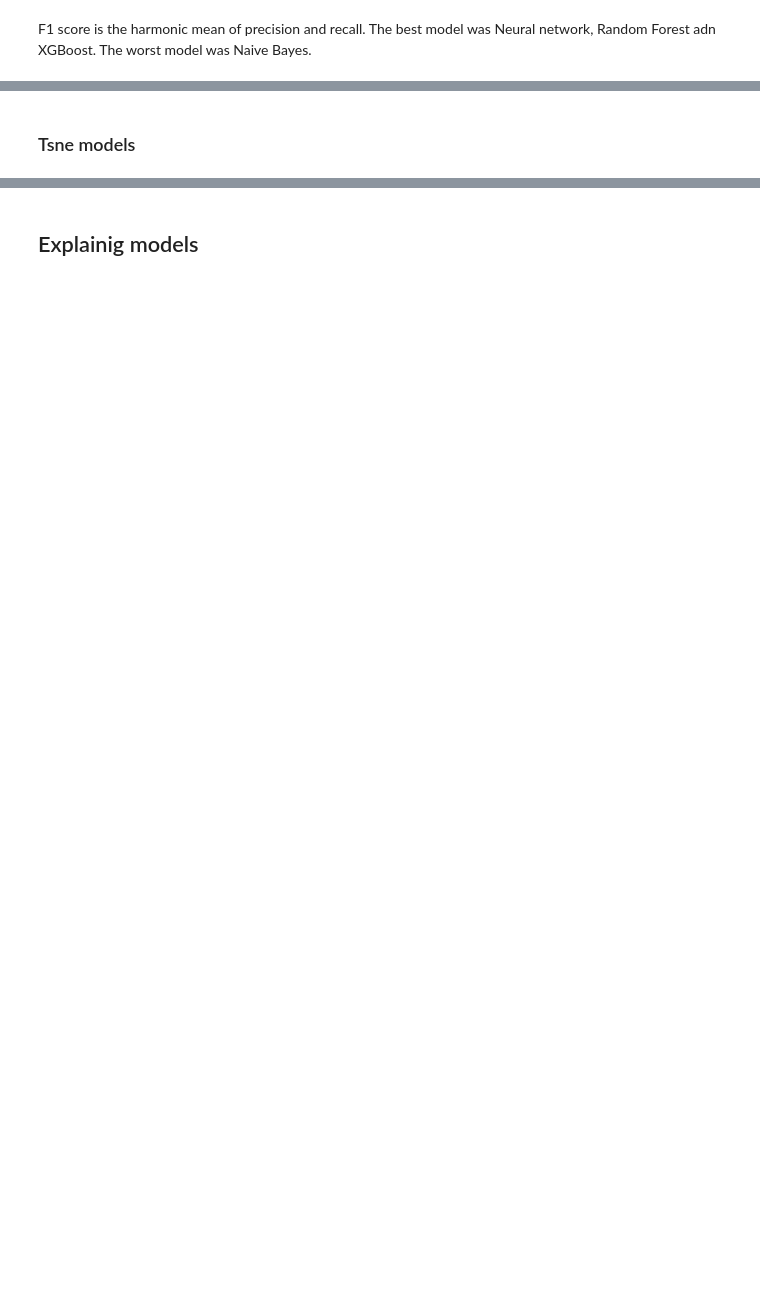
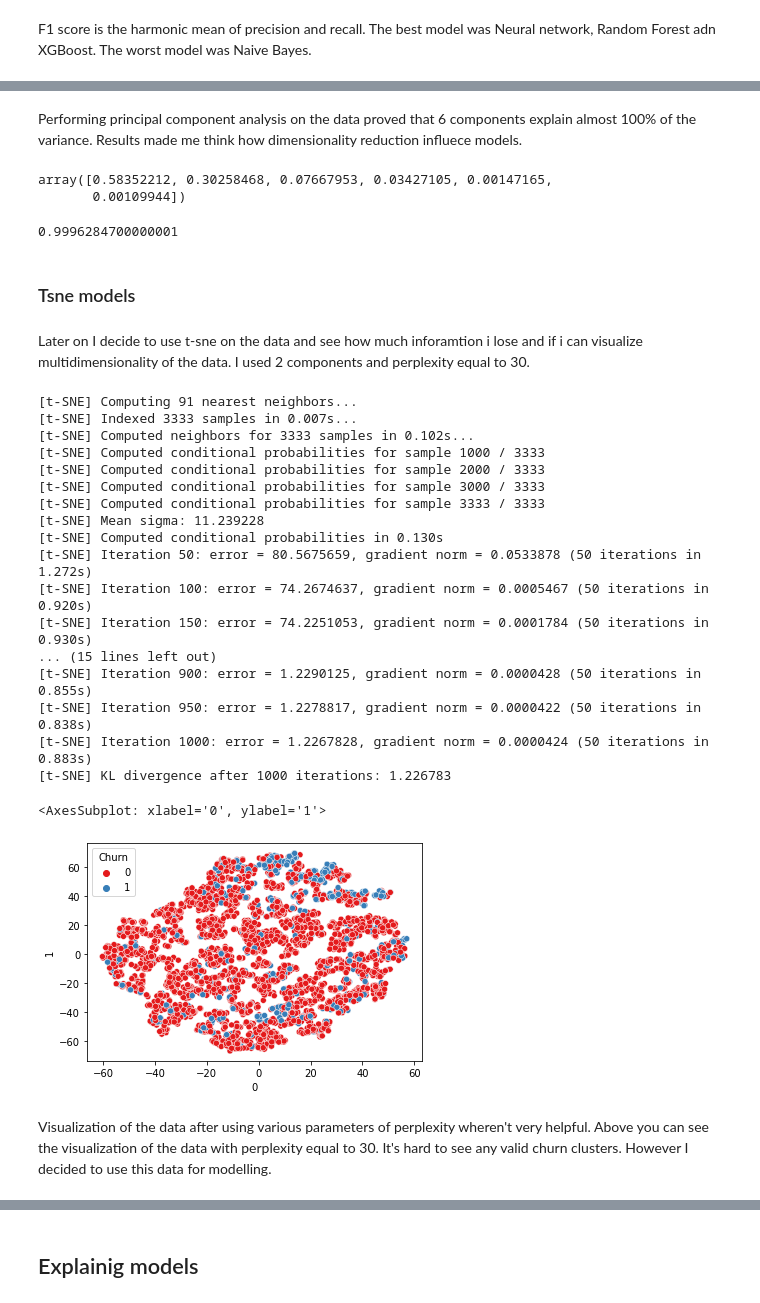
Before and after one commit to CarJung/Churn_exploration, a Jupyter notebook: Report.ipynb, the cells around one changed output, grey strips where cells are left out. Drawn from its saved outputs; the diff is of its cells as text; code cells hidden in the pictures; blank space fills up the shorter version.

```diff
--- a/Report.ipynb
+++ b/Report.ipynb
@@ -239,2 +242,51 @@ F1 score is the harmonic mean of precision and recall. The best model was Neural
+# %% [markdown]
+Performing principal component analysis on the data proved that 6 components explain almost 100% of the variance. Results made me think how dimensionality reduction influece models.
+# %%
+from sklearn.decomposition import PCA
+
+pca =PCA(n_components=6, random_state=42)
+pca.fit(data)
+
+pca.explained_variance_ratio_
+# %% [output]
+array([0.58352212, 0.30258468, 0.07667953, 0.03427105, 0.00147165,
+       0.00109944])
+# %%
+np.sum([0.58352212, 0.30258468, 0.07667953, 0.03427105, 0.00147165,
+       0.00109944]) # explained variance ration summed up
+# %% [output]
+0.9996284700000001
 # %% [markdown]
 ### Tsne models
+# %% [markdown]
+Later on I decide to use t-sne on the data and see how much inforamtion i lose and if i can visualize multidimensionality of the data. I used 2 components and perplexity equal to 30.
+# %%
+from sklearn.manifold import TSNE
+X , y = data.drop('Churn', axis=1), data['Churn']
+c_30 = TSNE(n_components=2, perplexity=30, verbose=2).fit_transform(X)
+
+tsne_vis = pd.concat([pd.DataFrame(c_30), y], axis=1)
+
+sns.scatterplot(x=tsne_vis.iloc[:,0],y=tsne_vis.iloc[:,1], hue=tsne_vis.Churn, palette='Set1')
+# %% [output]
+[t-SNE] Computing 91 nearest neighbors...
+[t-SNE] Indexed 3333 samples in 0.007s...
+[t-SNE] Computed neighbors for 3333 samples in 0.102s...
+[t-SNE] Computed conditional probabilities for sample 1000 / 3333
+[t-SNE] Computed conditional probabilities for sample 2000 / 3333
+[t-SNE] Computed conditional probabilities for sample 3000 / 3333
+[t-SNE] Computed conditional probabilities for sample 3333 / 3333
+[t-SNE] Mean sigma: 11.239228
+[t-SNE] Computed conditional probabilities in 0.130s
+[t-SNE] Iteration 50: error = 80.5675659, gradient norm = 0.0533878 (50 iterations in 1.272s)
+[t-SNE] Iteration 100: error = 74.2674637, gradient norm = 0.0005467 (50 iterations in 0.920s)
+[t-SNE] Iteration 150: error = 74.2251053, gradient norm = 0.0001784 (50 iterations in 0.930s)
+... (15 lines left out)
+[t-SNE] Iteration 900: error = 1.2290125, gradient norm = 0.0000428 (50 iterations in 0.855s)
+[t-SNE] Iteration 950: error = 1.2278817, gradient norm = 0.0000422 (50 iterations in 0.838s)
+[t-SNE] Iteration 1000: error = 1.2267828, gradient norm = 0.0000424 (50 iterations in 0.883s)
+[t-SNE] KL divergence after 1000 iterations: 1.226783
+<AxesSubplot: xlabel='0', ylabel='1'>
+[figure, added]
+# %% [markdown]
+Visualization of the data after using various parameters of perplexity wheren't very helpful. Above you can see the visualization of the data with perplexity equal to 30. It's hard to see any valid churn clusters. However I decided to use this data for modelling.
```
Also changed, not shown: parts of 14 cells of this notebook.
